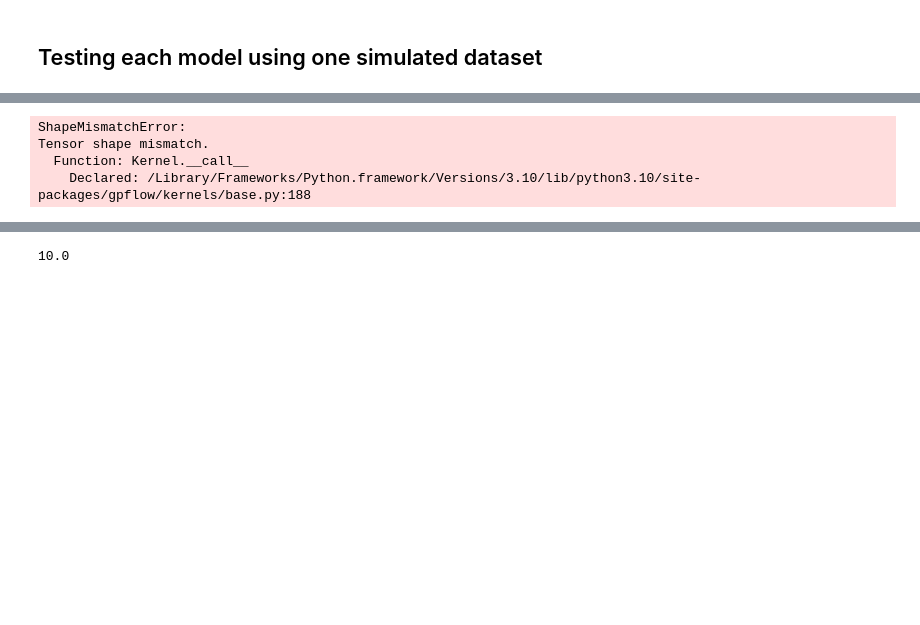
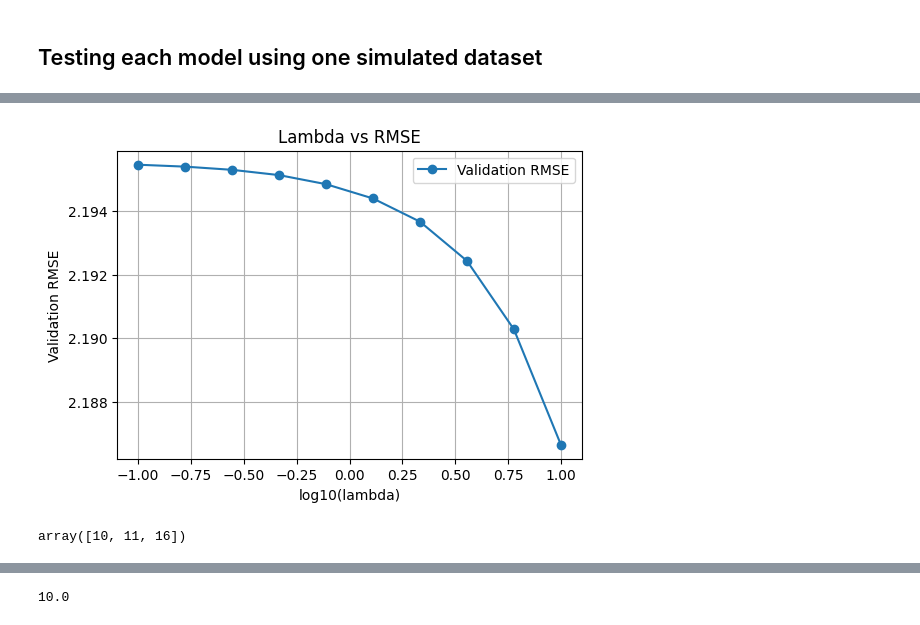
Before and after one commit to liv-fing/gp-feature-selection-simulation, a Jupyter notebook: 9. Simulation.ipynb, the cells around one changed output, grey strips where cells are left out. Saved outputs shown, nothing was run; the diff lists cells and outputs as text; code cells hidden in the pictures; blank space fills up the shorter version.

```diff
--- a/9. Simulation.ipynb
+++ b/9. Simulation.ipynb
@@ -339,11 +459,9 @@ print(mod4_las_ard.lambda_val)
 # %%
 mod5_l1_gp = GPFeatureSelect(model_type = 'l1_gp')
-mod5_l1_gp.fit(Xtrain, ytrain)a
-mod5_l1_gp.get_metrics(Xtest, ytest, beta_true)
-
-mod5_l1_gp.beta_hat
+mod5_l1_gp.fit(Xtrain, ytrain)
 # %% [output]
-ShapeMismatchError:
-Tensor shape mismatch.
-  Function: Kernel.__call__
-    Declared: /Library/Frameworks/Python.framework/Versions/3.10/lib/python3.10/site-packages/gpflow/kernels/base.py:188
+[figure, added]
+# %%
+mod5_l1_gp.selected_features
+# %% [output]
+array([10, 11, 16])
```
Also changed, not shown: parts of 18 cells of this notebook.
